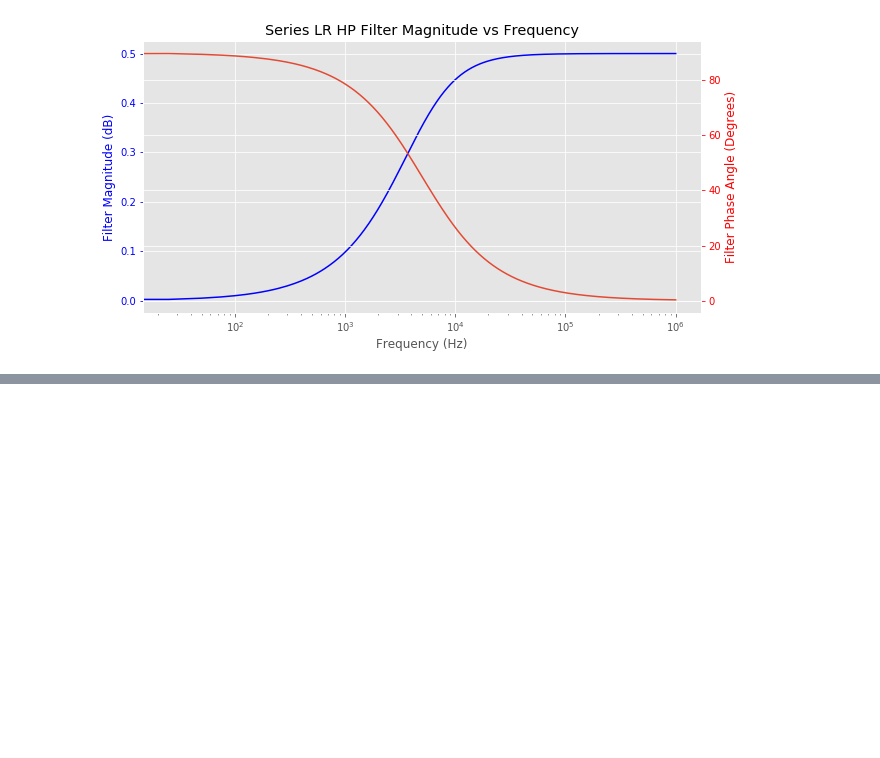
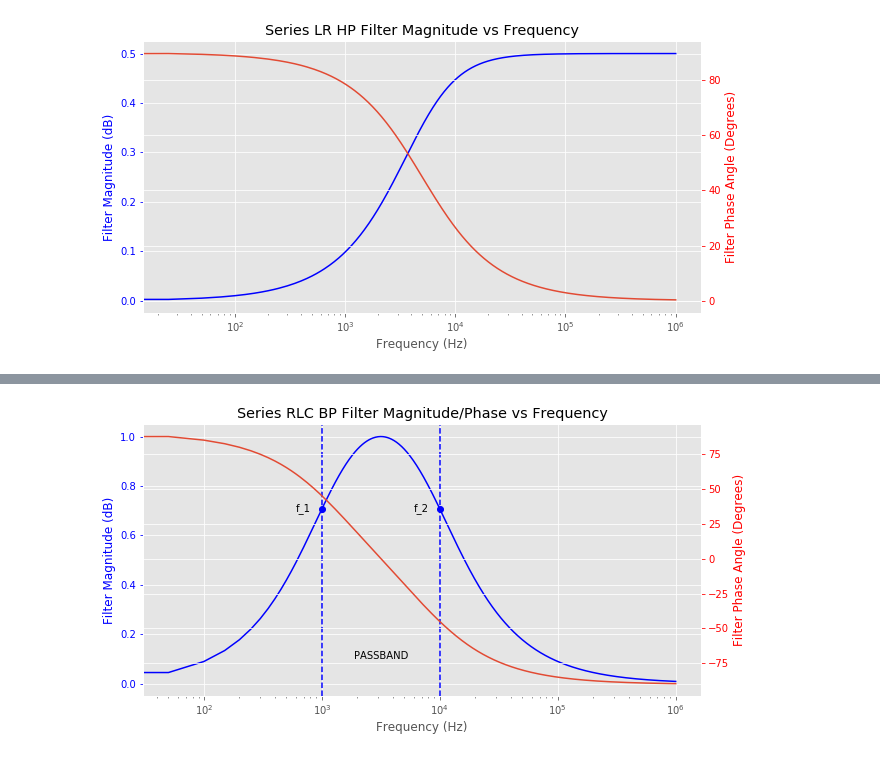
Before and after one commit to eridgraves/tw_monitor_speaker, a Jupyter notebook: filter_models.ipynb, the cells around one changed output, grey strips where cells are left out. Drawn from its saved outputs; the diff is of its cells as text; code cells hidden in the pictures; blank space fills up the shorter version.

Commit message:
Added BandPass RLC filter, with new mpl annotations

```diff
--- a/filter_models.ipynb
+++ b/filter_models.ipynb
@@ -297,3 +308,71 @@ with plt.style.context('ggplot'): # Set style to be like R
+# %%
+# Series RLC BP Filter
+#-- Select 1kHz to 10kHz:
+f_1 = 1e3
+f_2 = 10e3
+#-- thus center frequency f_0 = \sqrt{f_1 f_2} = 3162 Hz.
+f_0 = math.sqrt(f_1 * f_2)
+#-- Choose C = 1 microF
+C = 1e-6
+
+#-- Thus we find the Inductor value:
+L = 1/(C * 2*np.pi*f_0 * 2*np.pi*f_0)       #~= 2.5 mH
+
+#-- And the Qulaity Factor:
+Q = f_0 / (f_2 - f_1)                     # ~= 0.35
+
+#-- And finally find the Resistor value:
+R = math.sqrt(L / (C*Q*Q))                #~= 143 Ohms
+
+f = np.arange(0, 1000000, 50)             # Set up frequency space
+w = 2*np.pi*f
+
+i = np.array([1j], dtype=complex)         # The imaginary number
+
+i_w = i*w
+R_L = R/L
+
+# From circuit solution:
+# Find phase using angle command
+H_s = (i_w)*(R_L) / (- w*w + R_L*i_w + 1/(L*C))
+
+H_s_mag = abs(H_s)
+H_s_phase = np.angle(H_s, deg=True)
+
+# Plot Magnitude and Phase responses
+with plt.style.context('ggplot'): # Set style to be like R
+
+    markers_on = [20, 200]
+
+    fig, ax1 = plt.subplots(figsize=(10,5))
+
+    plt.title('Series RLC BP Filter Magnitude/Phase vs Frequency')
+
+    ax1.semilogx(f,H_s_mag, '-ob', markevery=markers_on)
+    ax1.set_ylabel('Filter Magnitude (dB)',color='blue')
+    ax1.set_xlabel('Frequency (Hz)')
+    ax1.tick_params('y', colors='b')
+
+    # Annotate passband:
+    ax1.text(f_1 * 0.8, 0.7, "f_1", ha='right')
+    ax1.text(f_2 * 0.8, 0.7, "f_2", ha='right')
+    ax1.text(f_0, 0.1, "PASSBAND", ha='center')
+    ax1.axvline(x=f_1, color='b', linestyle='--')
+    ax1.axvline(x=f_2, color='b', linestyle='--')
+
+    ax2 = ax1.twinx()
+    ax2.semilogx(f,H_s_phase)
+    ax2.tick_params('y', colors='r')
+    ax2.set_ylabel('Filter Phase Angle (Degrees)',color='r');
+
+    # Style stuff below
+    font = {'family': 'sans',
+           'color':  'black',
+           'weight': 'normal',
+           'size': 16,
+           }
+# %% [output]
+[figure, added]
 # %%
 # Band-Reject Filters
 # %%
```
Also changed, not shown: parts of 3 cells of this notebook.
